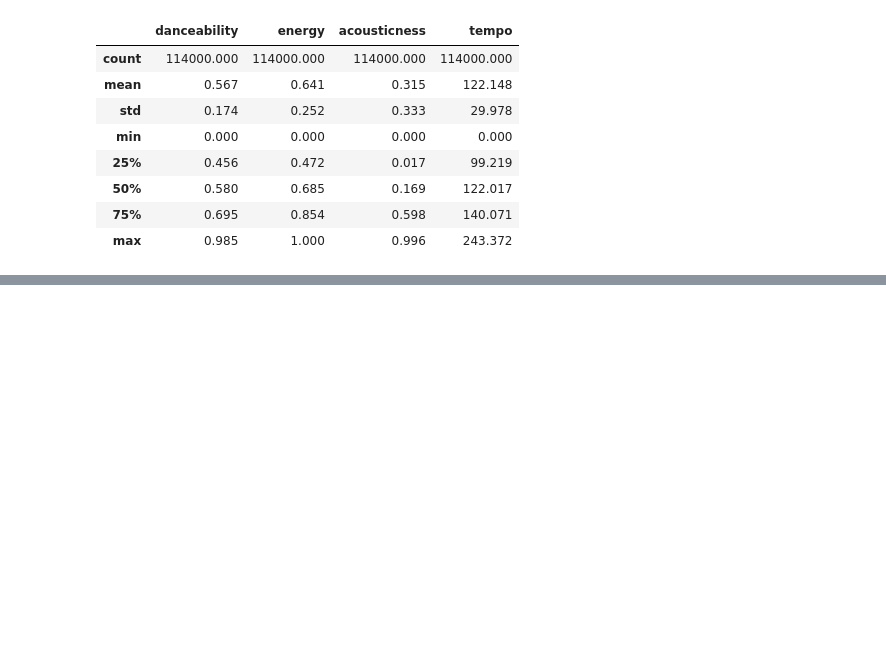
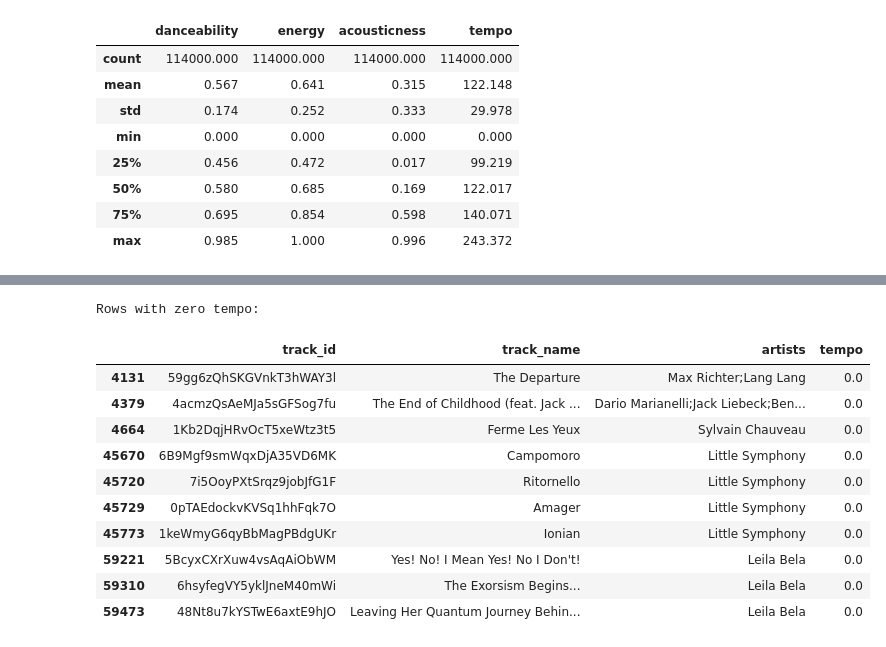
Before and after one commit to mdraihanmostafa746-coder/Spotify-Music-Taste-Clustering, a Jupyter notebook: notebooks/spotify_clustering.ipynb, the cells around one changed output, grey strips where cells are left out. Saved outputs shown, nothing was run; the diff lists cells and outputs as text; code cells hidden in the pictures; blank space fills up the shorter version.

```diff
--- a/notebooks/spotify_clustering.ipynb
+++ b/notebooks/spotify_clustering.ipynb
@@ -175,0 +186,19 @@ df[features].describe().round(3)
+# %%
+# Inspect zero tempo rows
+print("\nRows with zero tempo:")
+display(df[df["tempo"] == 0][
+    ["track_id", "track_name", "artists", "tempo"]
+].head(10))
+# %% [output]
+Rows with zero tempo:
+|  | track_id | track_name | artists | tempo |
+| 4131 | 59gg6zQhSKGVnkT3hWAY3l | The Departure | Max Richter;Lang Lang | 0.0 |
+| 4379 | 4acmzQsAeMJa5sGFSog7fu | The End of Childhood (feat. Jack ... | Dario Marianelli;Jack Liebeck;Ben... | 0.0 |
+| 4664 | 1Kb2DqjHRvOcT5xeWtz3t5 | Ferme Les Yeux | Sylvain Chauveau | 0.0 |
+| 45670 | 6B9Mgf9smWqxDjA35VD6MK | Campomoro | Little Symphony | 0.0 |
+| 45720 | 7i5OoyPXtSrqz9jobJfG1F | Ritornello | Little Symphony | 0.0 |
+| 45729 | 0pTAEdockvKVSq1hhFqk7O | Amager | Little Symphony | 0.0 |
+| 45773 | 1keWmyG6qyBbMagPBdgUKr | Ionian | Little Symphony | 0.0 |
+| 59221 | 5BcyxCXrXuw4vsAqAiObWM | Yes! No! I Mean Yes! No I Don't! | Leila Bela | 0.0 |
+| 59310 | 6hsyfegVY5yklJneM40mWi | The Exorsism Begins... | Leila Bela | 0.0 |
+| 59473 | 48Nt8u7kYSTwE6axtE9hJO | Leaving Her Quantum Journey Behin... | Leila Bela | 0.0 |
```
Also changed, not shown: parts of 3 cells of this notebook.
